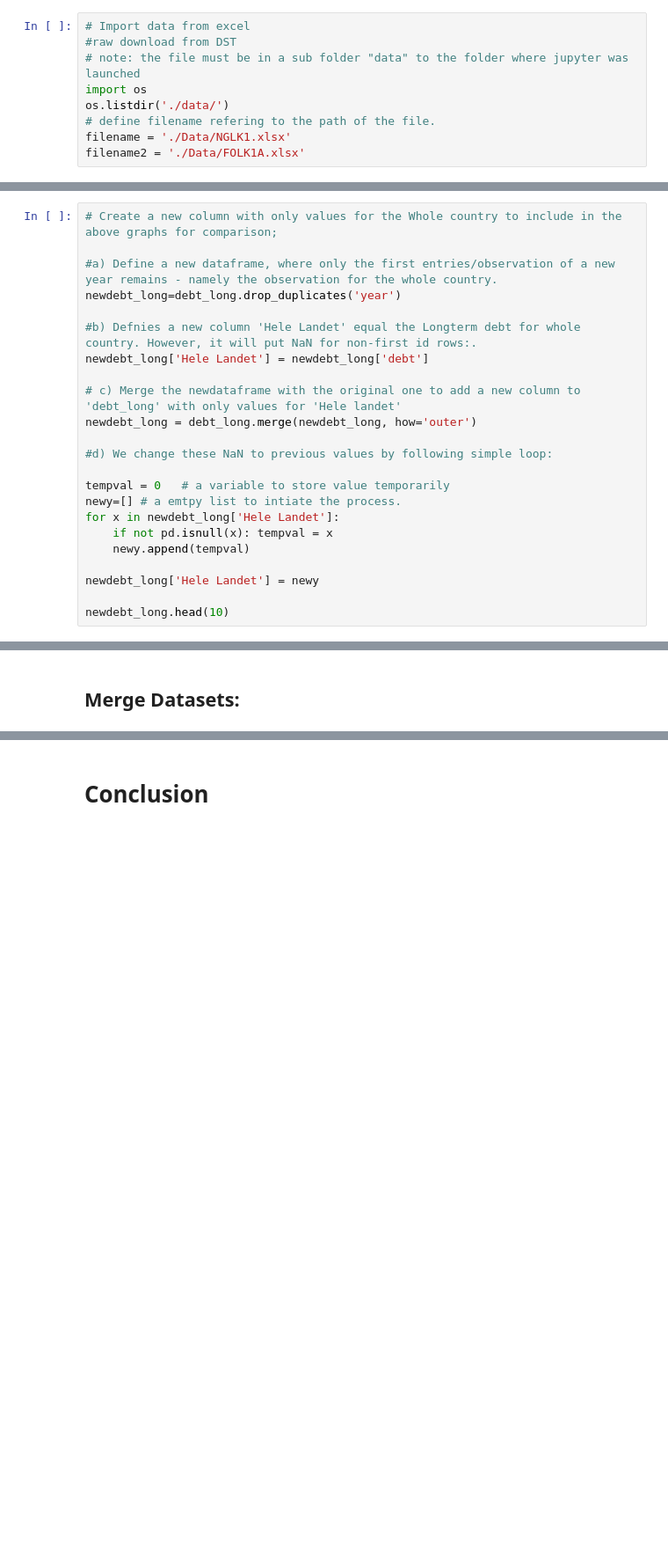
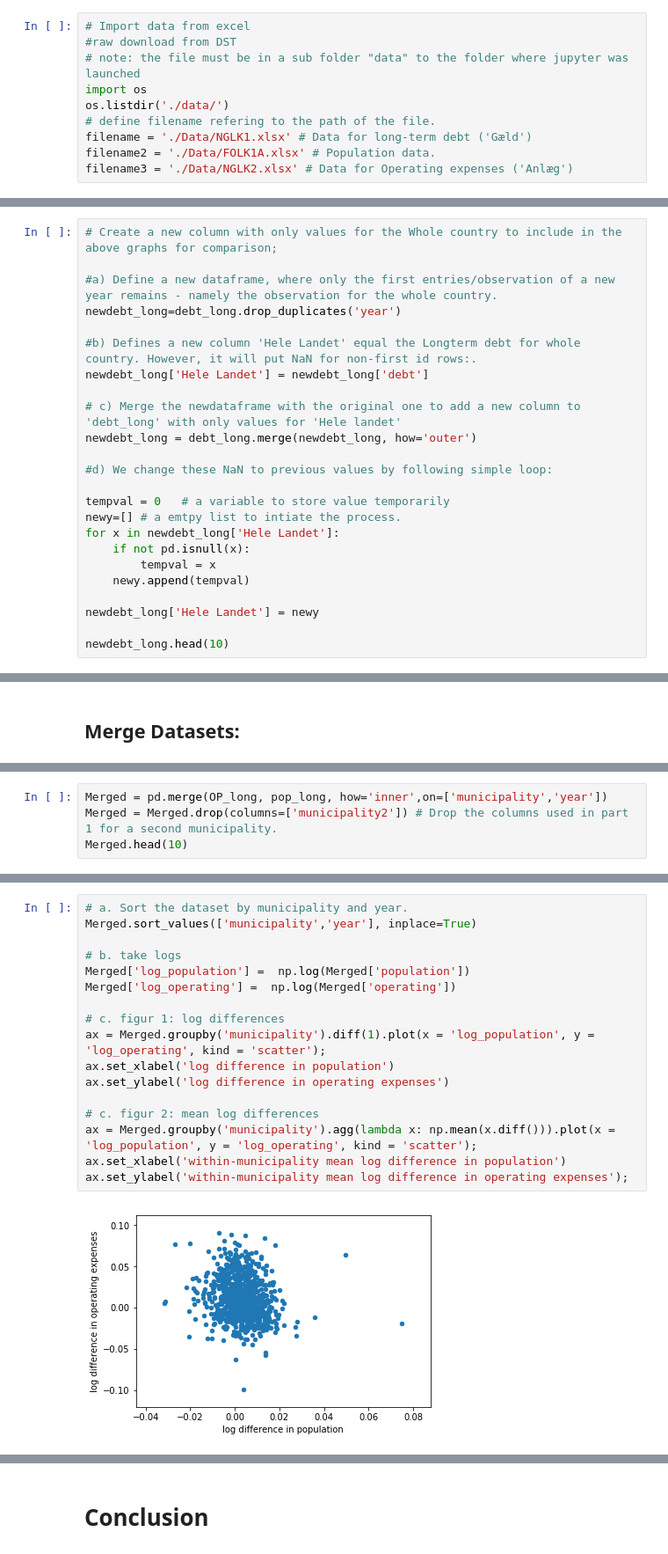
Before and after one commit to NumEconCopenhagen/projects-2019-peter-larsens-kaffe-m-havre, a Jupyter notebook: dataproject/dataProject.ipynb, the cells around one changed output, grey strips where cells are left out. Shown: that part at 88% size. Saved outputs shown, nothing was run; the diff lists cells and outputs as text; blank space fills up the shorter version.

Commit message:
Final Data

```diff
--- a/dataproject/dataProject.ipynb
+++ b/dataproject/dataProject.ipynb
@@ -19,8 +20,9 @@ dst = pydst.Dst(lang='da')
 import os
 os.listdir('./data/')
 # define filename refering to the path of the file.
-filename = './Data/NGLK1.xlsx'
-filename2 = './Data/FOLK1A.xlsx'
+filename = './Data/NGLK1.xlsx' # Data for long-term debt ('Gæld')
+filename2 = './Data/FOLK1A.xlsx' # Population data.
+filename3 = './Data/NGLK2.xlsx' # Data for Operating expenses ('Anlæg')
 # %% [markdown]
 # Read and clean data - Part 1
 # %% [markdown]
@@ -269,7 +312,7 @@ To make the comparison easier, we will create a column below with the values for
 #a) Define a new dataframe, where only the first entries/observation of a new year remains - namely the observation for the whole country.
 newdebt_long=debt_long.drop_duplicates('year')
 
-#b) Defnies a new column 'Hele Landet' equal the Longterm debt for whole country. However, it will put NaN for non-first id rows:.
+#b) Defines a new column 'Hele Landet' equal the Longterm debt for whole country. However, it will put NaN for non-first id rows:.
 newdebt_long['Hele Landet'] = newdebt_long['debt']
 
 # c) Merge the newdataframe with the original one to add a new column to 'debt_long' with only values for 'Hele landet'
@@ -280,7 +323,8 @@ newdebt_long = debt_long.merge(newdebt_long, how='outer')
 tempval = 0   # a variable to store value temporarily
 newy=[] # a emtpy list to intiate the process.
 for x in newdebt_long['Hele Landet']:
-    if not pd.isnull(x): tempval = x
+    if not pd.isnull(x):
+        tempval = x
     newy.append(tempval)
 
 newdebt_long['Hele Landet'] = newy
@@ -556,0 +627,4 @@ However the above graphs suggest, that there is no such relationsship. And the m
+# %%
+Merged = pd.merge(OP_long, pop_long, how='inner',on=['municipality','year'])
+Merged = Merged.drop(columns=['municipality2']) # Drop the columns used in part 1 for a second municipality.
+Merged.head(10)
@@ -556,0 +647,19 @@ However the above graphs suggest, that there is no such relationsship. And the m
+# %%
+# a. Sort the dataset by municipality and year.
+Merged.sort_values(['municipality','year'], inplace=True)
+
+# b. take logs
+Merged['log_population'] =  np.log(Merged['population'])
+Merged['log_operating'] =  np.log(Merged['operating'])
+
+# c. figur 1: log differences
+ax = Merged.groupby('municipality').diff(1).plot(x = 'log_population', y = 'log_operating', kind = 'scatter');
+ax.set_xlabel('log difference in population')
+ax.set_ylabel('log difference in operating expenses')
+
+# c. figur 2: mean log differences
+ax = Merged.groupby('municipality').agg(lambda x: np.mean(x.diff())).plot(x = 'log_population', y = 'log_operating', kind = 'scatter');
+ax.set_xlabel('within-municipality mean log difference in population')
+ax.set_ylabel('within-municipality mean log difference in operating expenses');
+# %% [output]
+[figure, added]
```
Also changed, not shown: parts of 31 cells of this notebook, 1 other file.
